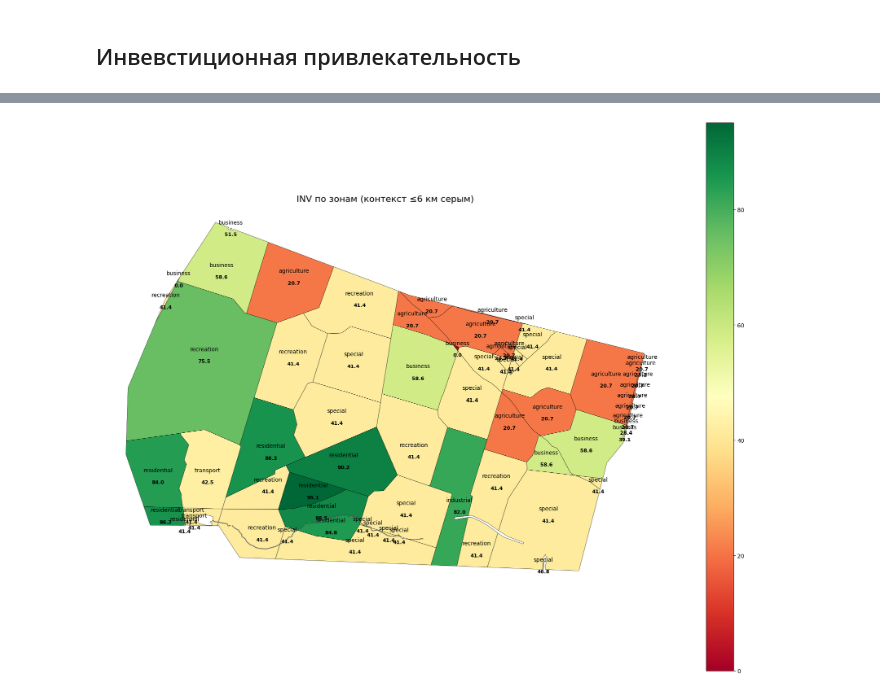
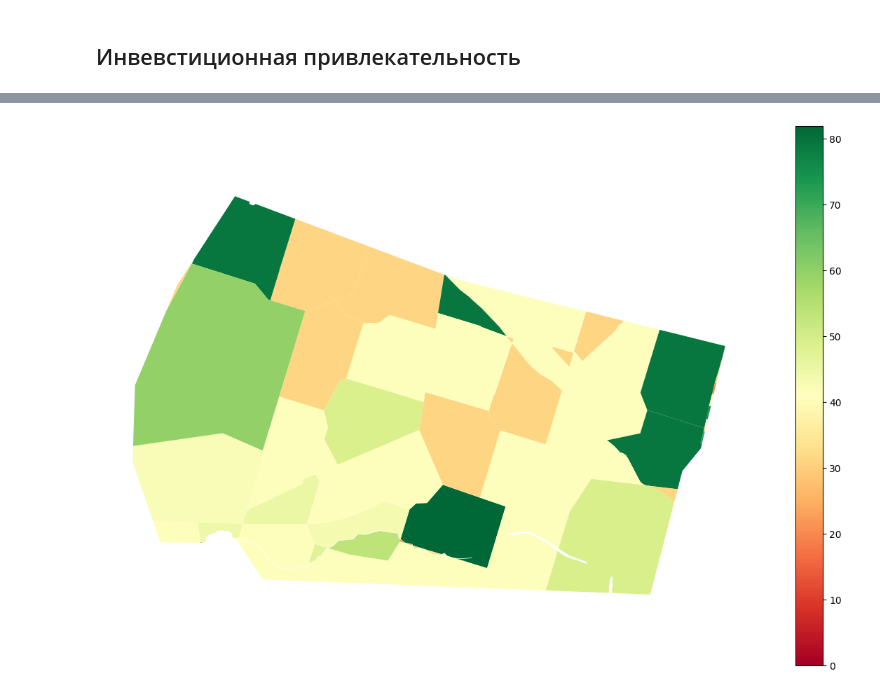
Before and after one commit to Mvin8/Urbanomy, a Jupyter notebook: examples/investment_metrics.ipynb, the cells around one changed output, grey strips where cells are left out. Cells and saved outputs as stored; diff of their text form; code cells hidden in the pictures.

```diff
--- a/examples/investment_metrics.ipynb
+++ b/examples/investment_metrics.ipynb
@@ -138,24 +131,3 @@ benchmarks_demo = {
         "opex_rate": 600,
     },
 }
-# %%
-from blocksnet.enums import LandUse
-
-LAND_USE_RULES = {
-    'RESIDENTIAL': LandUse.RESIDENTIAL,
-    'RECREATION': LandUse.RECREATION,
-    'SPECIAL': LandUse.SPECIAL,
-    'INDUSTRIAL': LandUse.INDUSTRIAL,
-    'AGRICULTURE': LandUse.AGRICULTURE,
-    'TRANSPORT': LandUse.TRANSPORT,
-    'BUSINESS': LandUse.BUSINESS,
-    'RESIDENTIAL_INDIVIDUAL': LandUse.RESIDENTIAL,
-    'RESIDENTIAL_LOWRise': LandUse.RESIDENTIAL,
-    'RESIDENTIAL_MIDRISE': LandUse.RESIDENTIAL,
-    'RESIDENTIAL_MULTISTOREY': LandUse.RESIDENTIAL,
-}
-
-
-
-polygon_input['land_use'] = polygon_input['land_use'].map(LAND_USE_RULES)
-polygon_input
@@ -206,53 +164,9 @@ Project totals:
 | 65 | LandUse.BUSINESS | 61.63 | 13.49 | 1.987425e+04 | 7.417990e+05 | 7.616732e+05 | 8.639502e+05 | 0.39 | ... |
 | 66 | LandUse.SPECIAL | 175.85 | 60.89 | 6.677552e+04 | 2.131234e+06 | 2.198009e+06 | 2.258782e+05 | 0.20 | ... |
 67 rows × 13 columns
-# %%
-import matplotlib.pyplot as plt
-from matplotlib.transforms import offset_copy
-import matplotlib.ticker as mticker
-
-
-scn = polygon_input[['geometry']].join(summary)
-
-vmin, vmax = scn['INV'].min(), scn['INV'].max()
-
-fig, ax = plt.subplots(figsize=(18, 14))
-
-
-# Сценические цветом
-scn.plot(column='INV', cmap='RdYlGn', vmin=vmin, vmax=vmax,
-         edgecolor='black', linewidth=0.4, legend=True, ax=ax, zorder=2)
-
-# Подписи
-for _, row in scn.iterrows():
-    x, y = row.geometry.representative_point().coords[0]
-    lu_raw = row["land_use"]
-    lu_label = lu_raw.value if isinstance(lu_raw, LandUse) else LandUse(lu_raw).value
-
-    ax.text(
-        x, y, lu_label,
-        ha="center", va="bottom", fontsize=10, color="black",
-        transform=offset_copy(ax.transData, fig=fig, y=6, units="points"),
-        zorder=3,
-    )
-    ax.text(
-        x, y, f"{row['INV']:.1f}",
-        ha="center", va="top", fontsize=9, fontweight="bold", color="black",
-        transform=offset_copy(ax.transData, fig=fig, y=-6, units="points"),
-        zorder=3,
-    )
-
-ax.set_title('INV по зонам (контекст ≤6 км серым)', fontsize=16)
-ax.axis('off')
-
-# Красивый формат легенды
-cbar_ax = fig.axes[-1]
-cbar_ax.yaxis.set_major_formatter(
-    mticker.FuncFormatter(lambda x, _: f"{int(x):,}".replace(",", " "))
-)
-
-plt.tight_layout()
-plt.show()
-# %% [output]
-[figure, removed]
+# %%
+scn = scenario_blocks[['geometry']].join(summary)
+scn.plot(column='INV', cmap='RdYlGn', legend=True, figsize=(15,10)).set_axis_off()
+# %% [output]
+[figure, added]
 # %%
```
Also changed, not shown: parts of 7 cells of this notebook, 5 other files.
